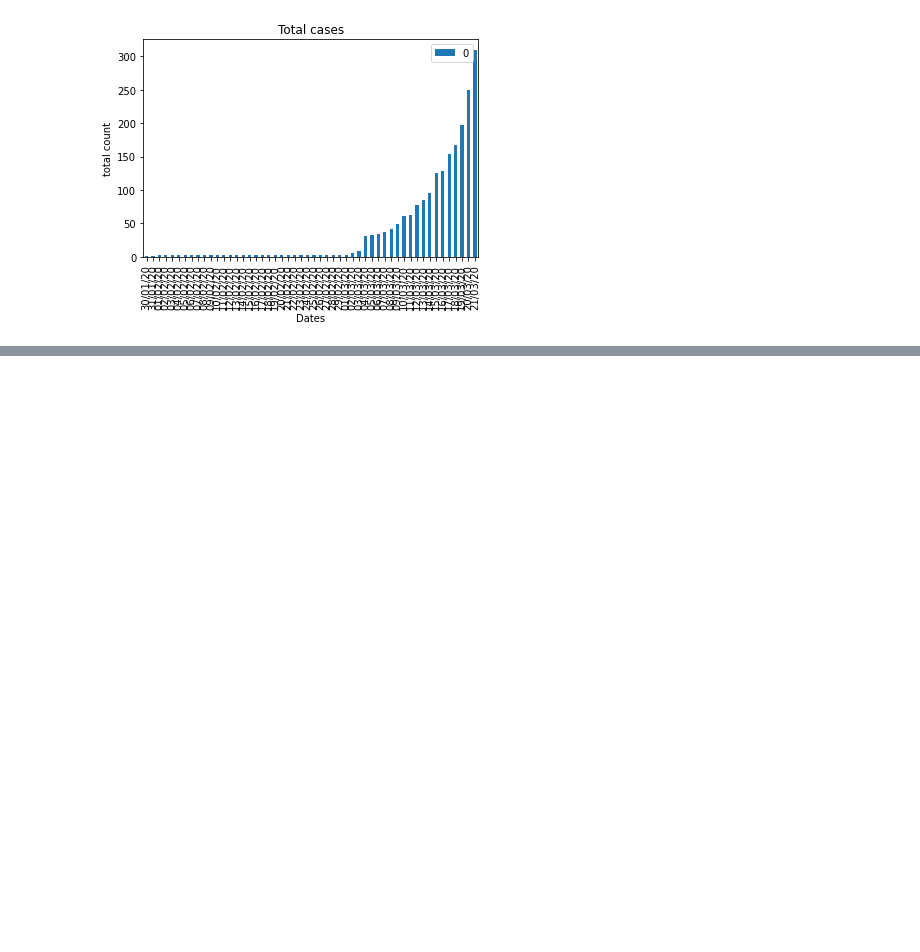
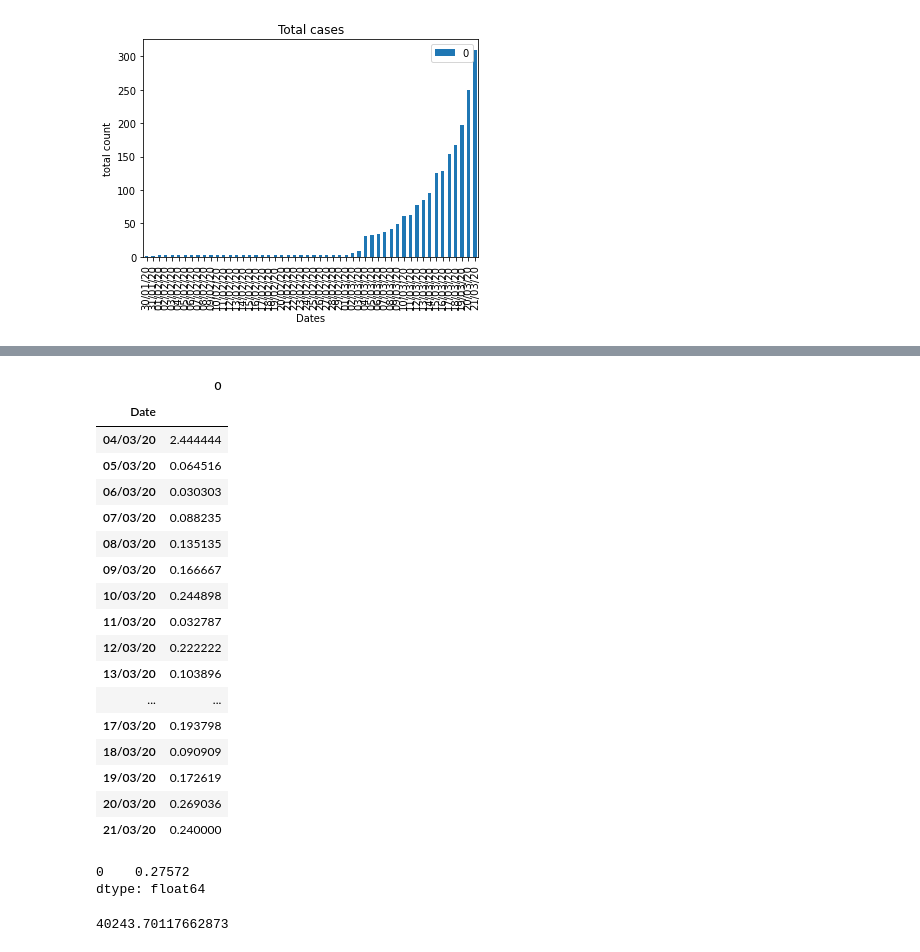
Before and after one commit to Ruheenqureshi/Widhya-Missions, a Jupyter notebook: covid19.ipynb, the cells around one changed output, grey strips where cells are left out. Cells and saved outputs as stored; diff of their text form; code cells hidden in the pictures; blank space fills up the shorter version.

```diff
--- a/covid19.ipynb
+++ b/covid19.ipynb
@@ -121,0 +149,30 @@ plt.show()
+# %%
+#getting the rate of increase for the specific columns
+r = data1.loc['04/03/20': '21/03/20']
+r
+# %% [output]
+|  | 0 |
+| Date |  |
+| 04/03/20 | 2.444444 |
+| 05/03/20 | 0.064516 |
+| 06/03/20 | 0.030303 |
+| 07/03/20 | 0.088235 |
+| 08/03/20 | 0.135135 |
+| 09/03/20 | 0.166667 |
+| 10/03/20 | 0.244898 |
+| 11/03/20 | 0.032787 |
+| 12/03/20 | 0.222222 |
+| 13/03/20 | 0.103896 |
+| ... | ... |
+| 17/03/20 | 0.193798 |
+| 18/03/20 | 0.090909 |
+| 19/03/20 | 0.172619 |
+| 20/03/20 | 0.269036 |
+| 21/03/20 | 0.240000 |
+# %%
+ #the average rate of increse
+r1 = r.mean()
+r1
+# %% [output]
+0    0.27572
+dtype: float64
@@ -121,0 +183,7 @@ plt.show()
+# %%
+import math
+
+p_t = p_0*(math.exp(r1*t))
+p_t
+# %% [output]
+40243.70117662873
```
Also changed, not shown: parts of 6 cells of this notebook.
